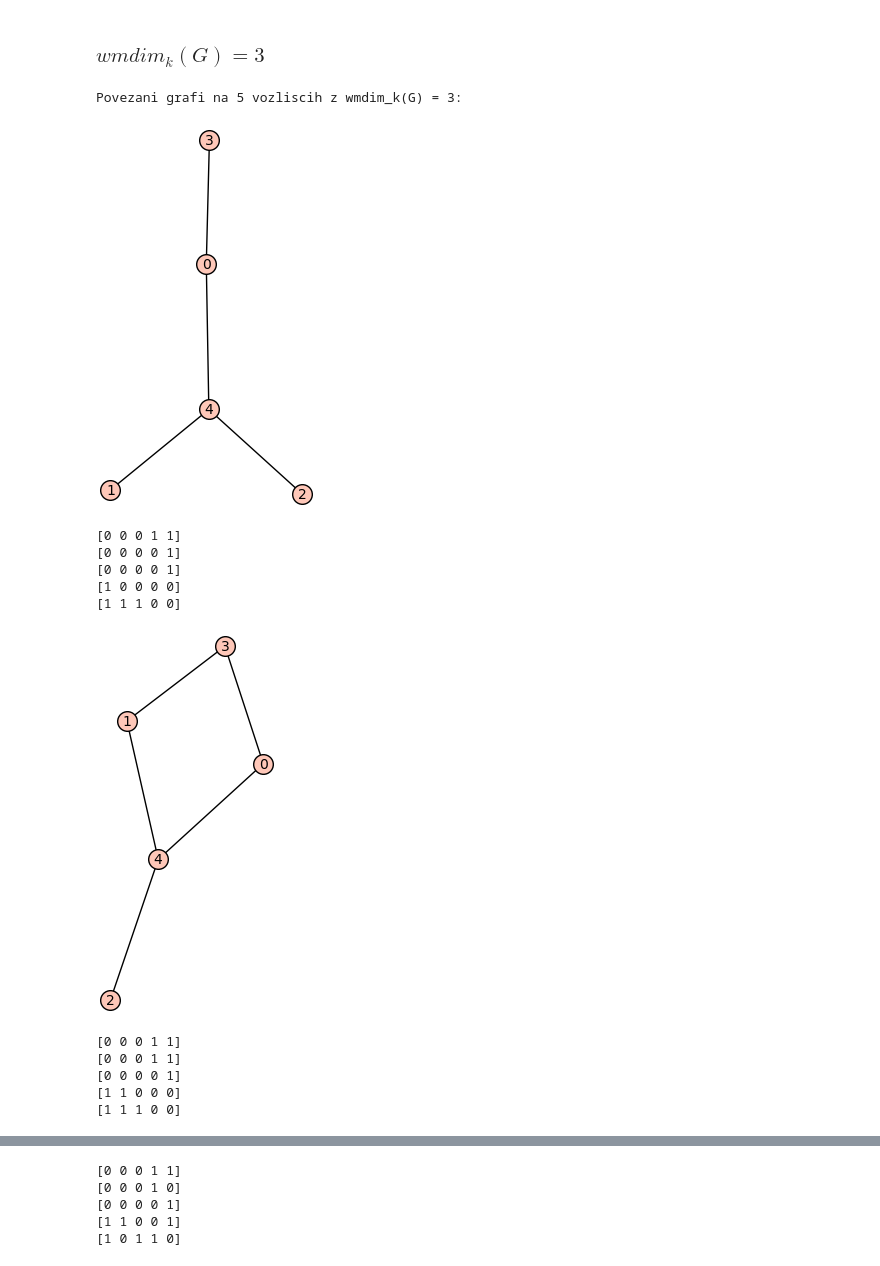
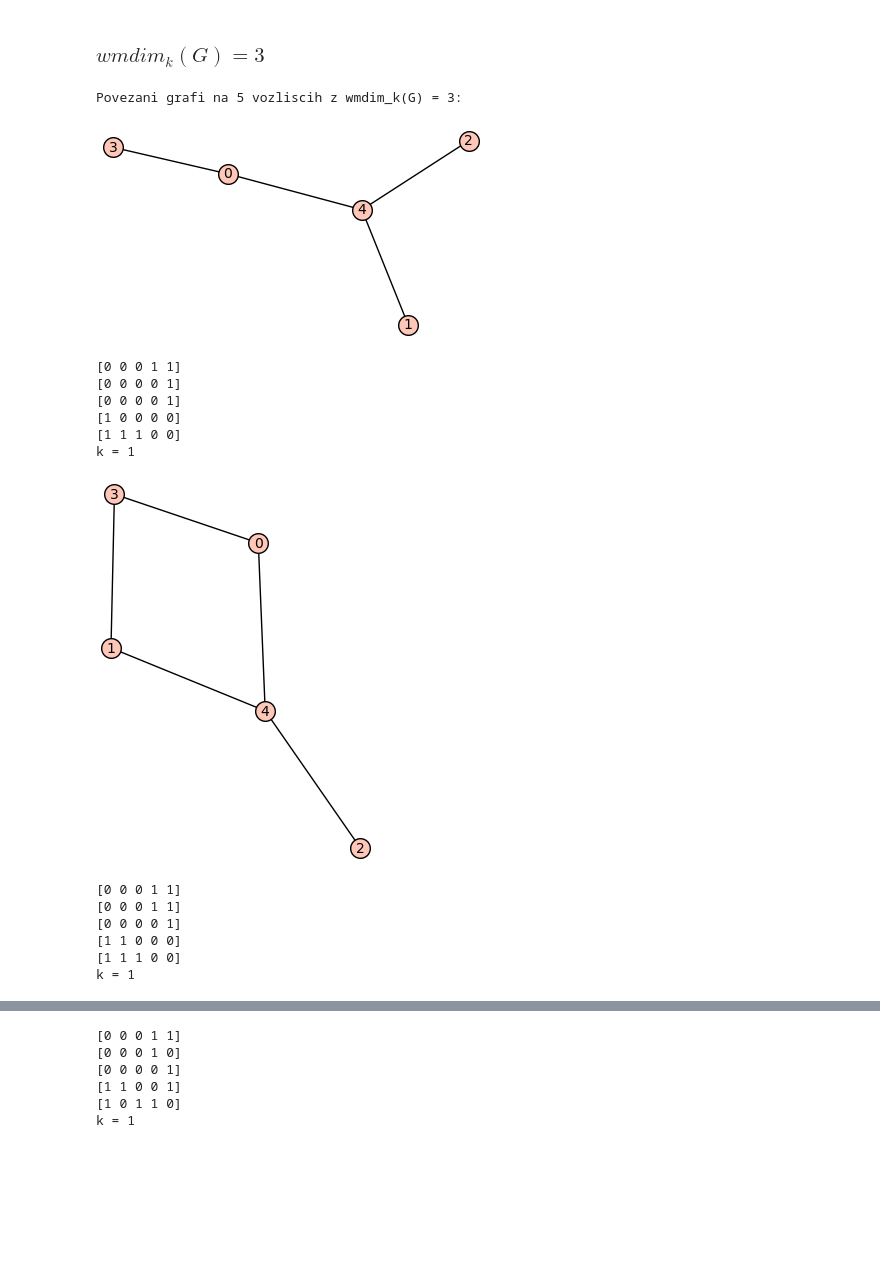
Before and after one commit to lanmedle/Weak-Mixed-kMetric-Dimension, a Jupyter notebook: druga_naloga1.ipynb, the cells around one changed output, grey strips where cells are left out. Drawn from its saved outputs; the diff is of its cells as text; code cells hidden in the pictures; blank space fills up the shorter version.

```diff
--- a/druga_naloga1.ipynb
+++ b/druga_naloga1.ipynb
@@ -113,18 +117,20 @@ Za $wmdim_k(G) = 2$, so grafi poti.
 # %% [markdown]
 ### $wmdim_k(G) = 3$
 # %%
-poisci_grafe_z_wmdim_k_n(5, 6, 3)
+poisci_grafe_z_wmdim_k_n(5, 8, 3)
 # %% [output]
 Povezani grafi na 5 vozliscih z wmdim_k(G) = 3:
-[figure, old version]
+[figure, new version]
 [0 0 0 1 1]
 [0 0 0 0 1]
 [0 0 0 0 1]
 [1 0 0 0 0]
 [1 1 1 0 0]
+k = 1
-[figure, old version]
+[figure, new version]
 [0 0 0 1 1]
 [0 0 0 1 1]
 [0 0 0 0 1]
 [1 1 0 0 0]
 [1 1 1 0 0]
+k = 1
@@ -134,3 +140,4 @@ Povezani grafi na 5 vozliscih z wmdim_k(G) = 3:
 [0 0 0 0 1]
 [1 1 0 0 1]
 [1 0 1 1 0]
+k = 1
```
Also changed, not shown: parts of 2 cells of this notebook.
